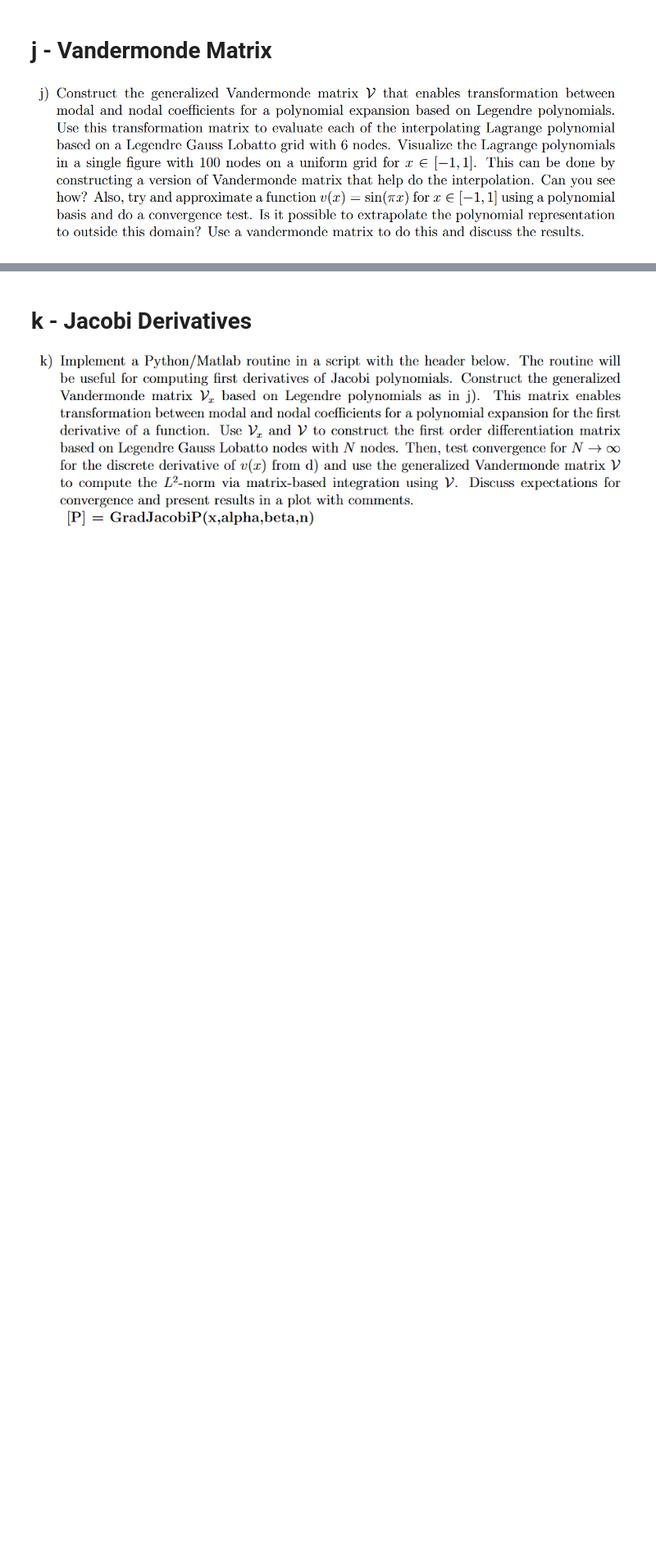
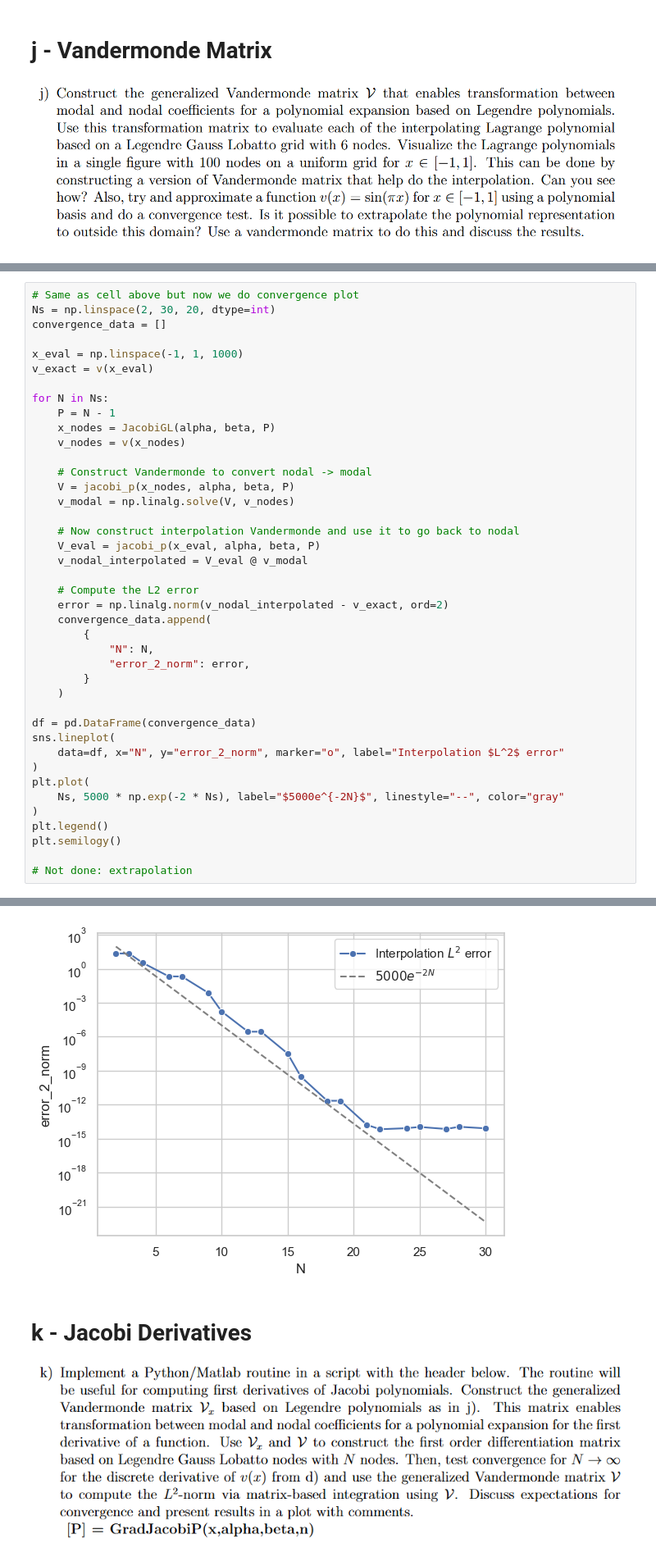
Before and after one commit to JeppeKlitgaard/02689-Advanced-Numerical-Methods, a Jupyter notebook: assignment_1/jk_2_polynomial.ipynb, the cells around one changed output, grey strips where cells are left out. Shown at 82% size. Drawn from its saved outputs; the diff is of its cells as text; blank space fills up the shorter version.

```diff
--- a/assignment_1/jk_2_polynomial.ipynb
+++ b/assignment_1/jk_2_polynomial.ipynb
@@ -307,0 +441,42 @@ Text(0.5, 1.0, 'Reconstruction error')
+# %%
+# Same as cell above but now we do convergence plot
+Ns = np.linspace(2, 30, 20, dtype=int)
+convergence_data = []
+
+x_eval = np.linspace(-1, 1, 1000)
+v_exact = v(x_eval)
+
+for N in Ns:
+    P = N - 1
+    x_nodes = JacobiGL(alpha, beta, P)
+    v_nodes = v(x_nodes)
+
+    # Construct Vandermonde to convert nodal -> modal
+    V = jacobi_p(x_nodes, alpha, beta, P)
+    v_modal = np.linalg.solve(V, v_nodes)
+
+    # Now construct interpolation Vandermonde and use it to go back to nodal
+    V_eval = jacobi_p(x_eval, alpha, beta, P)
+    v_nodal_interpolated = V_eval @ v_modal
+
+    # Compute the L2 error
+    error = np.linalg.norm(v_nodal_interpolated - v_exact, ord=2)
+    convergence_data.append(
+        {
+            "N": N,
+            "error_2_norm": error,
+        }
+    )
+
+df = pd.DataFrame(convergence_data)
+sns.lineplot(
+    data=df, x="N", y="error_2_norm", marker="o", label="Interpolation $L^2$ error"
+)
+plt.plot(
+    Ns, 5000 * np.exp(-2 * Ns), label="$5000e^{-2N}$", linestyle="--", color="gray"
+)
+plt.legend()
+plt.semilogy()
+
+# Not done: extrapolation
+# %% [output]
@@ -308,3 +484,4 @@ Text(0.5, 1.0, 'Reconstruction error')
+[figure, added]
 # %% [markdown]
 # k - Jacobi Derivatives
 
```
Also changed, not shown: parts of 15 cells of this notebook, 1 other file.
